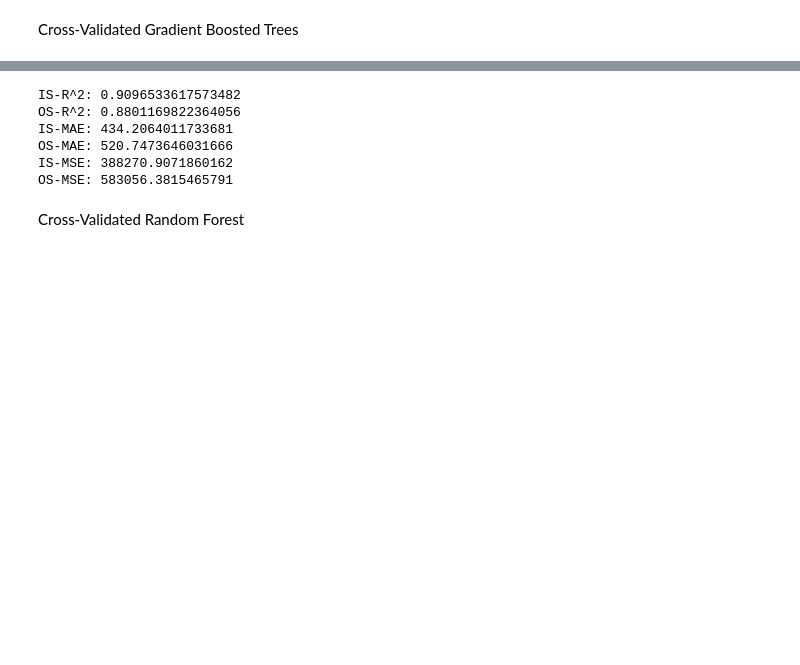
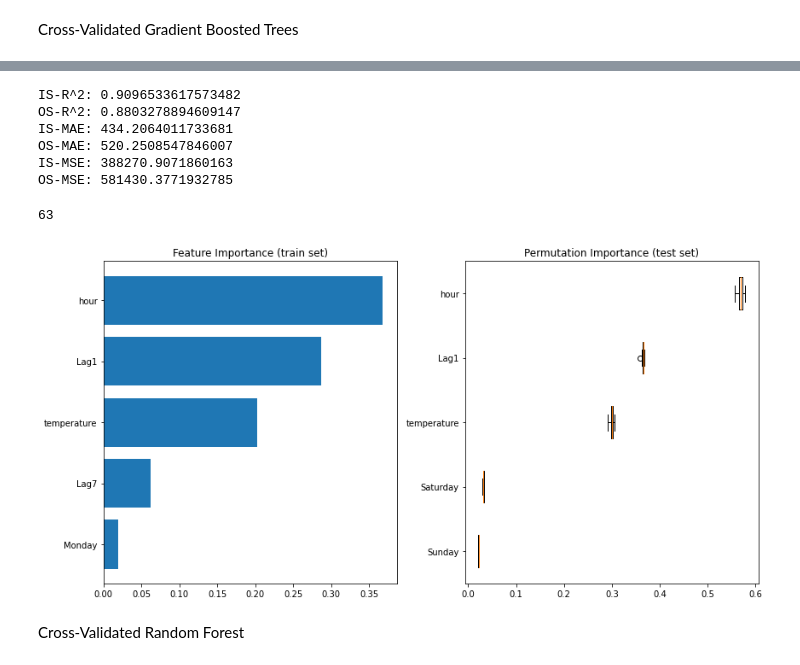
Before and after one commit to garberma/6.862-Project, a Jupyter notebook: BaselineModelingChicago.ipynb, the cells around one changed output, grey strips where cells are left out. Saved outputs shown, nothing was run; the diff lists cells and outputs as text; code cells hidden in the pictures; blank space fills up the shorter version.

Commit message:
FeatureImportance

```diff
--- a/BaselineModelingChicago.ipynb
+++ b/BaselineModelingChicago.ipynb
@@ -227,10 +231,10 @@ print(cross_val[cross_val.OSR2 == cross_val.OSR2.max()])
 # %%
-reg = GradientBoostingRegressor(learning_rate=0.1, n_estimators=150, max_depth=3,
+gbm_cv = GradientBoostingRegressor(learning_rate=0.1, n_estimators=150, max_depth=3,
                                 max_features='auto').fit(X_train, np.ravel(y_train))
 m1,n1 = y_test.shape
 m2,n2 = y_train.shape
-y_test_pred = reg.predict(X_test).reshape((m1,n1))
-y_train_pred = reg.predict(X_train).reshape((m2,n2))
+y_test_pred = gbm_cv.predict(X_test).reshape((m1,n1))
+y_train_pred = gbm_cv.predict(X_train).reshape((m2,n2))
 SSR = np.sum((y_test.to_numpy() - y_test_pred)**2)
 train_mean = np.mean(y_train.to_numpy())
 SST = np.sum((train_mean - y_test_pred)**2)
@@ -243,11 +247,36 @@ print("IS-MSE:",metrics.mean_squared_error(y_train,y_train_pred))
 print("OS-MSE:",metrics.mean_squared_error(y_test,y_test_pred))
 # %% [output]
 IS-R^2: 0.9096533617573482
-OS-R^2: 0.8801169822364056
+OS-R^2: 0.8803278894609147
 IS-MAE: 434.2064011733681
-OS-MAE: 520.7473646031666
-IS-MSE: 388270.9071860162
-OS-MSE: 583056.3815465791
+OS-MAE: 520.2508547846007
+IS-MSE: 388270.9071860163
+OS-MSE: 581430.3771932785
+# %%
+sorted_idx.size
+# %% [output]
+63
+# %%
+feature_importance = gbm_cv.feature_importances_
+sorted_idx = np.argsort(feature_importance)[58:63]
+pos = np.arange(sorted_idx.shape[0]) + .5
+fig = plt.figure(figsize=(12, 6))
+plt.subplot(1, 2, 1)
+plt.barh(pos, feature_importance[sorted_idx], align='center')
+plt.yticks(pos, np.array(X_train.columns)[sorted_idx])
+plt.title('Feature Importance (train set)')
+
+result = permutation_importance(gbm_cv, X_test, y_test, n_repeats=10,
+                                random_state=42, n_jobs=2)
+sorted_idx = result.importances_mean.argsort()[58:63]
+plt.subplot(1, 2, 2)
+plt.boxplot(result.importances[sorted_idx].T,
+            vert=False, labels=np.array(X_test.columns)[sorted_idx])
+plt.title("Permutation Importance (test set)")
+fig.tight_layout()
+plt.show()
+# %% [output]
+[figure, added]
 # %% [markdown]
 Cross-Validated Random Forest
 # %%
```
Also changed, not shown: parts of 12 cells of this notebook.
